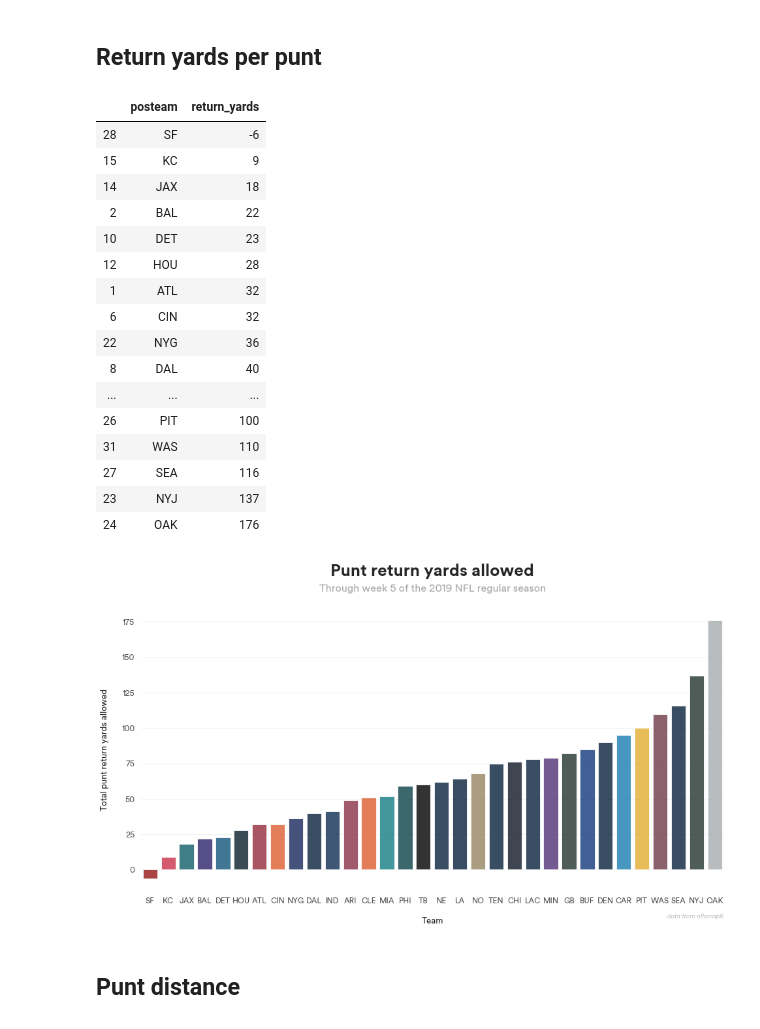
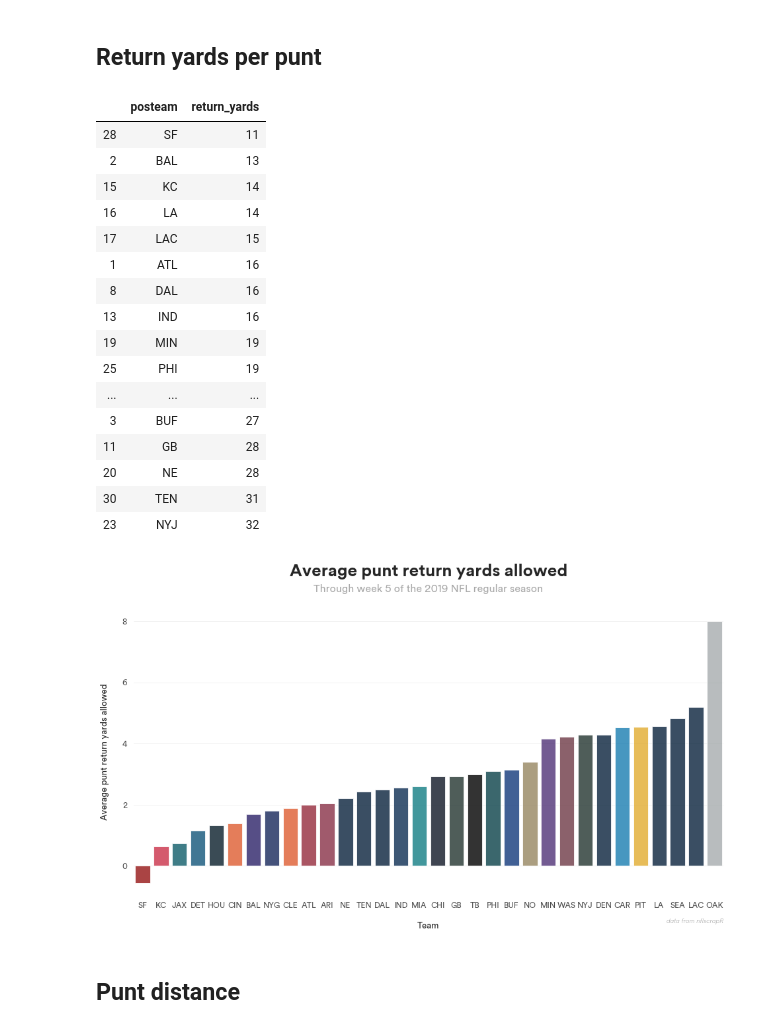
Before and after one commit to larsjaakko/nfl-notebooks, a Jupyter notebook: 2019/Punt EPA.ipynb, the cells around one changed output. Cells and saved outputs as stored; diff of their text form; code cells hidden in the pictures.

```diff
--- a/2019/Punt EPA.ipynb
+++ b/2019/Punt EPA.ipynb
@@ -185,27 +185,27 @@ df_punts.groupby(['punter_player_name', 'posteam']).agg({'epa' : 'mean','play_id
 # %% [markdown]
 ## Return yards per punt
 # %%
-df_punts.groupby(['posteam'])['return_yards'].sum().reset_index().sort_values('return_yards', ascending=True)
+df_punts.groupby(['posteam'])['return_yards'].count().reset_index().sort_values('return_yards', ascending=True)
 # %% [output]
 |  | posteam | return_yards |
-| 28 | SF | -6 |
-| 15 | KC | 9 |
-| 14 | JAX | 18 |
-| 2 | BAL | 22 |
-| 10 | DET | 23 |
-| 12 | HOU | 28 |
-| 1 | ATL | 32 |
-| 6 | CIN | 32 |
-| 22 | NYG | 36 |
-| 8 | DAL | 40 |
+| 28 | SF | 11 |
+| 2 | BAL | 13 |
+| 15 | KC | 14 |
+| 16 | LA | 14 |
+| 17 | LAC | 15 |
+| 1 | ATL | 16 |
+| 8 | DAL | 16 |
+| 13 | IND | 16 |
+| 19 | MIN | 19 |
+| 25 | PHI | 19 |
 | ... | ... | ... |
-| 26 | PIT | 100 |
-| 31 | WAS | 110 |
-| 27 | SEA | 116 |
-| 23 | NYJ | 137 |
-| 24 | OAK | 176 |
+| 3 | BUF | 27 |
+| 11 | GB | 28 |
+| 20 | NE | 28 |
+| 30 | TEN | 31 |
+| 23 | NYJ | 32 |
 # %%
-bars = df_punts.groupby(['posteam'])['return_yards'].sum().reset_index().sort_values('return_yards', ascending=True)
+bars = df_punts.groupby(['posteam'])['return_yards'].mean().reset_index().sort_values('return_yards', ascending=True)
 
 f, ax = plt.subplots(figsize=(16, 8))
 
@@ -213,40 +213,40 @@ sns.barplot(x='posteam', y='return_yards', data=bars, palette=team_colors, alpha
 
 ax.text(x=0.5,
         y=1.1,
-        s='Punt return yards allowed',
+        s='Average punt return yards allowed',
         fontsize=26,
         weight='bold',
         ha='center',
         va='bottom',
         transform=ax.transAxes)
 
 ax.text(x=0.5,
         y=1.05,
         s='Through week 5 of the 2019 NFL regular season',
         fontsize=16,
         color='darkgray',
         ha='center',
         va='bottom',
         transform=ax.transAxes)
 
 ax.text(x=1,
         y=-0.1,
         s='data from nflscrapR',
         fontsize=10,
         weight='light',
         style='italic',
         color='darkgray',
         ha='right',
         va='bottom',
         transform=ax.transAxes)
 
-ax.set_ylabel('Total punt return yards allowed\n')
+ax.set_ylabel('Average punt return yards allowed\n')
 ax.set_xlabel('\nTeam')
 
 sns.despine(left=True, right=True, top=True, bottom=True)
-plt.savefig('output/punt/' + 'total_return_yards.png'.format(), format='png', dpi=300, bbox_inches='tight')
+plt.savefig('output/punt/' + 'mean_return_yards.png'.format(), format='png', dpi=300, bbox_inches='tight')
 # %% [output]
-[figure, old version]
+[figure, new version]
 # %% [markdown]
 ## Punt distance
 # %%
```
Also changed, not shown: parts of 1 cell of this notebook, 1 other file.
